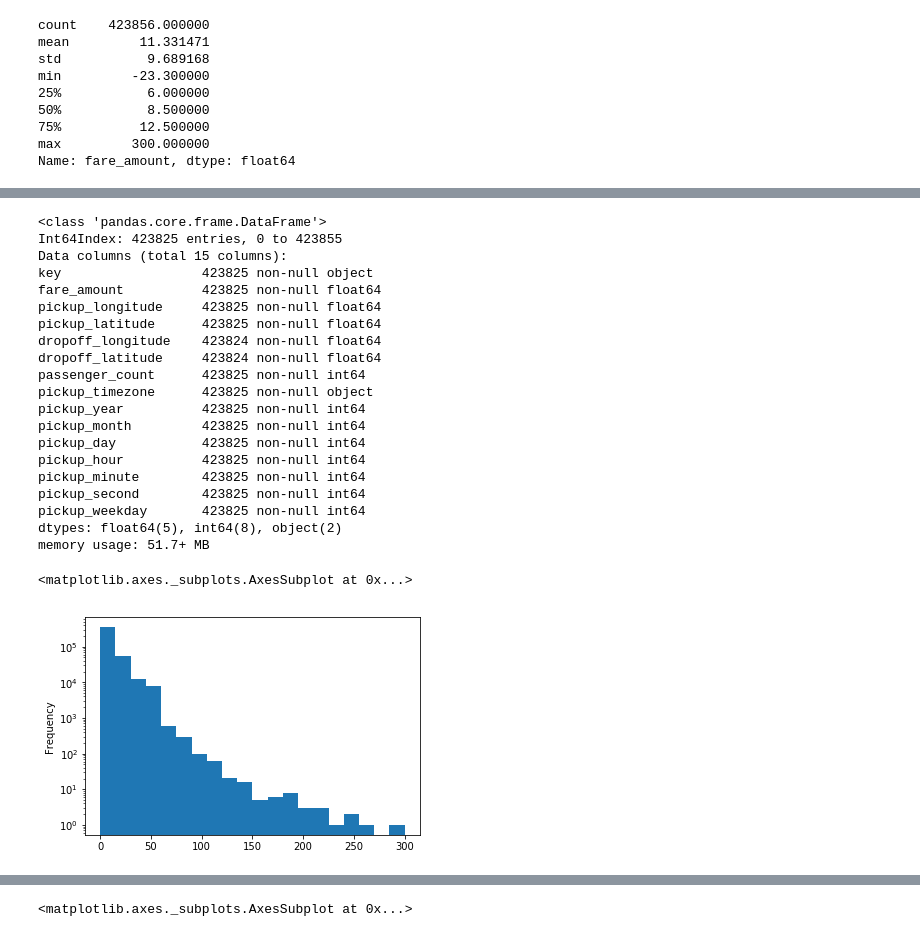
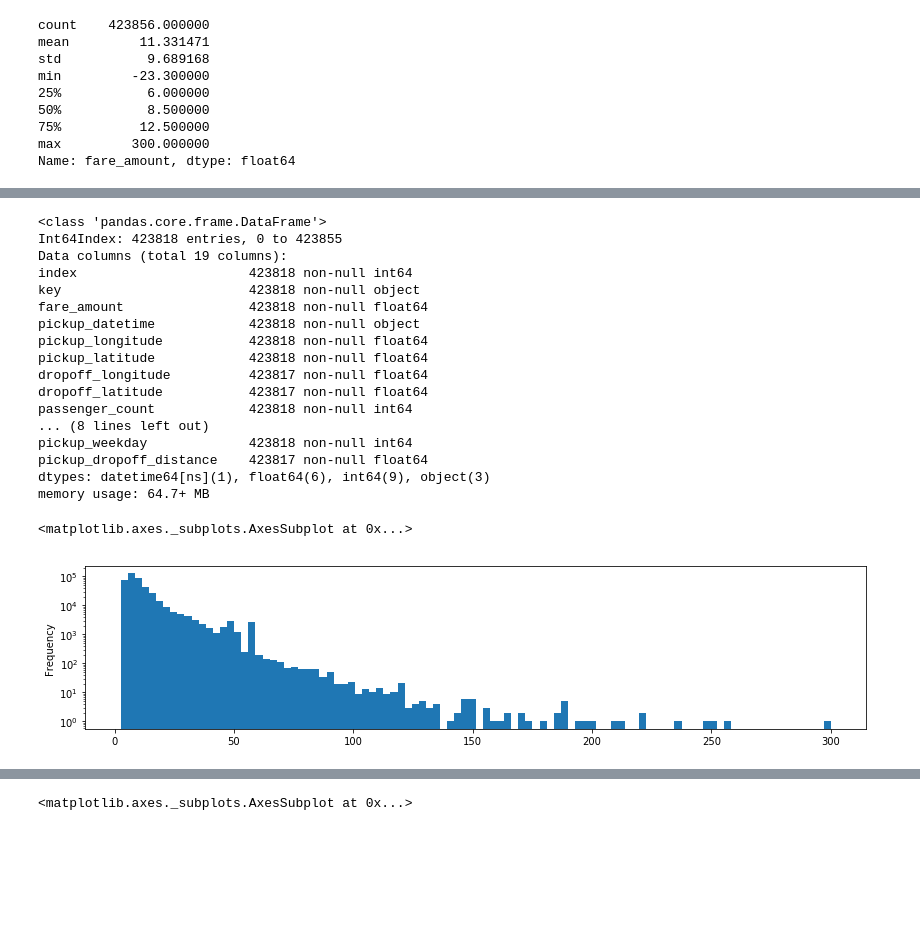
Before and after one commit to ShuaiHuang/kaggle-new-york-city-taxi-fare-prediction, a Jupyter notebook: code/exploratory-data-analysis.ipynb, the cells around one changed output, grey strips where cells are left out. Saved outputs shown, nothing was run; the diff lists cells and outputs as text; code cells hidden in the pictures; blank space fills up the shorter version.

```diff
--- a/code/exploratory-data-analysis.ipynb
+++ b/code/exploratory-data-analysis.ipynb
@@ -8,7 +9,8 @@ import matplotlib
 # %%
-TRAIN_FILENAME = '../data/data-for-processing/cleaned_chunk_011_train.csv'
+TRAIN_FILENAME = '../data/data-for-processing/cleaned_chunk_011_train.feather'
+TEST_FILENAME = '../data/data-for-processing/cleaned_test.feather'
 # %%
-df = pd.read_csv(TRAIN_FILENAME)
+df = pd.read_feather(TRAIN_FILENAME)
 # %%
 df.info()
 # %% [output]
@@ -80,30 +81,27 @@ df[df['fare_amount'] <= 0]
 # %%
-df = df[df['fare_amount'] > 0]
+df = df[df['fare_amount'] >= 2.5]
 df.info()
 # %% [output]
 <class 'pandas.core.frame.DataFrame'>
-Int64Index: 423825 entries, 0 to 423855
-Data columns (total 15 columns):
-key                  423825 non-null object
-fare_amount          423825 non-null float64
-pickup_longitude     423825 non-null float64
-pickup_latitude      423825 non-null float64
-dropoff_longitude    423824 non-null float64
-dropoff_latitude     423824 non-null float64
-passenger_count      423825 non-null int64
-pickup_timezone      423825 non-null object
-pickup_year          423825 non-null int64
-pickup_month         423825 non-null int64
-pickup_day           423825 non-null int64
-pickup_hour          423825 non-null int64
-pickup_minute        423825 non-null int64
-pickup_second        423825 non-null int64
-pickup_weekday       423825 non-null int64
-dtypes: float64(5), int64(8), object(2)
-memory usage: 51.7+ MB
+Int64Index: 423818 entries, 0 to 423855
+Data columns (total 19 columns):
+index                      423818 non-null int64
+key                        423818 non-null object
+fare_amount                423818 non-null float64
+pickup_datetime            423818 non-null object
+pickup_longitude           423818 non-null float64
+pickup_latitude            423818 non-null float64
+dropoff_longitude          423817 non-null float64
+dropoff_latitude           423817 non-null float64
+passenger_count            423818 non-null int64
+... (8 lines left out)
+pickup_weekday             423818 non-null int64
+pickup_dropoff_distance    423817 non-null float64
+dtypes: datetime64[ns](1), float64(6), int64(9), object(3)
+memory usage: 64.7+ MB
 # %%
-df['fare_amount'].plot.hist(bins=20, logy=True)
+df['fare_amount'].plot.hist(bins=100, logy=True, figsize=[14, 3])
 # %% [output]
 <matplotlib.axes._subplots.AxesSubplot at 0x...>
-[figure, old version]
+[figure, new version]
 # %% [markdown]
```
Also changed, not shown: parts of 35 cells of this notebook.
